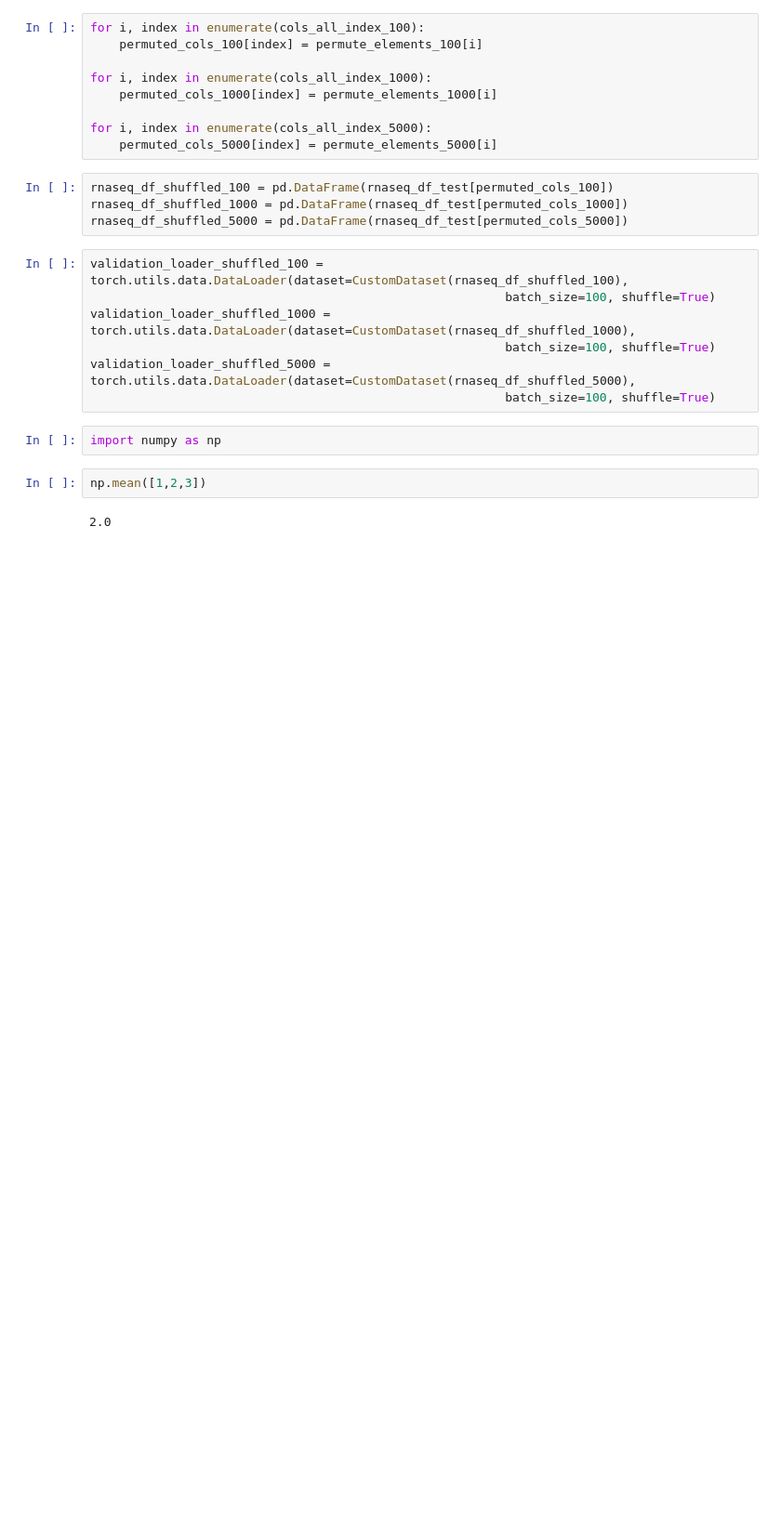
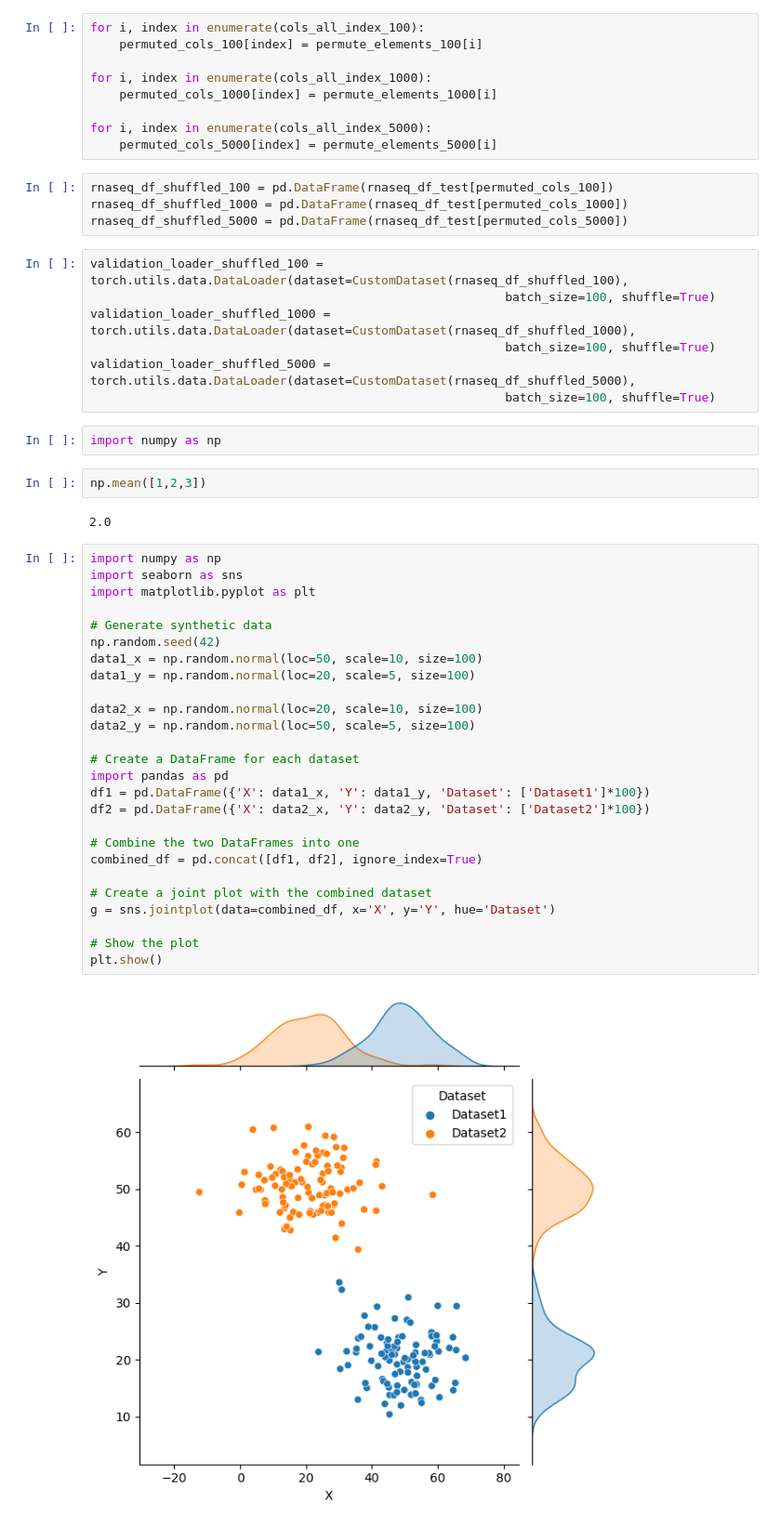
Before and after one commit to aschoudry/VAE_prject, a Jupyter notebook: Reconstruction_losses.ipynb, the cells around one changed output. Shown: that part at 93% size. Cells and saved outputs as stored; diff of their text form; blank space fills up the shorter version.

```diff
--- a/Reconstruction_losses.ipynb
+++ b/Reconstruction_losses.ipynb
@@ -473,3 +473,31 @@ import numpy as np
 np.mean([1,2,3])
 # %% [output]
 2.0
+# %%
+import numpy as np
+import seaborn as sns
+import matplotlib.pyplot as plt
+
+# Generate synthetic data
+np.random.seed(42)
+data1_x = np.random.normal(loc=50, scale=10, size=100)
+data1_y = np.random.normal(loc=20, scale=5, size=100)
+
+data2_x = np.random.normal(loc=20, scale=10, size=100)
+data2_y = np.random.normal(loc=50, scale=5, size=100)
+
+# Create a DataFrame for each dataset
+import pandas as pd
+df1 = pd.DataFrame({'X': data1_x, 'Y': data1_y, 'Dataset': ['Dataset1']*100})
+df2 = pd.DataFrame({'X': data2_x, 'Y': data2_y, 'Dataset': ['Dataset2']*100})
+
+# Combine the two DataFrames into one
+combined_df = pd.concat([df1, df2], ignore_index=True)
+
+# Create a joint plot with the combined dataset
+g = sns.jointplot(data=combined_df, x='X', y='Y', hue='Dataset')
+
+# Show the plot
+plt.show()
+# %% [output]
+[figure, added]
```
Also changed, not shown: parts of 12 cells of this notebook, 2 other files.
